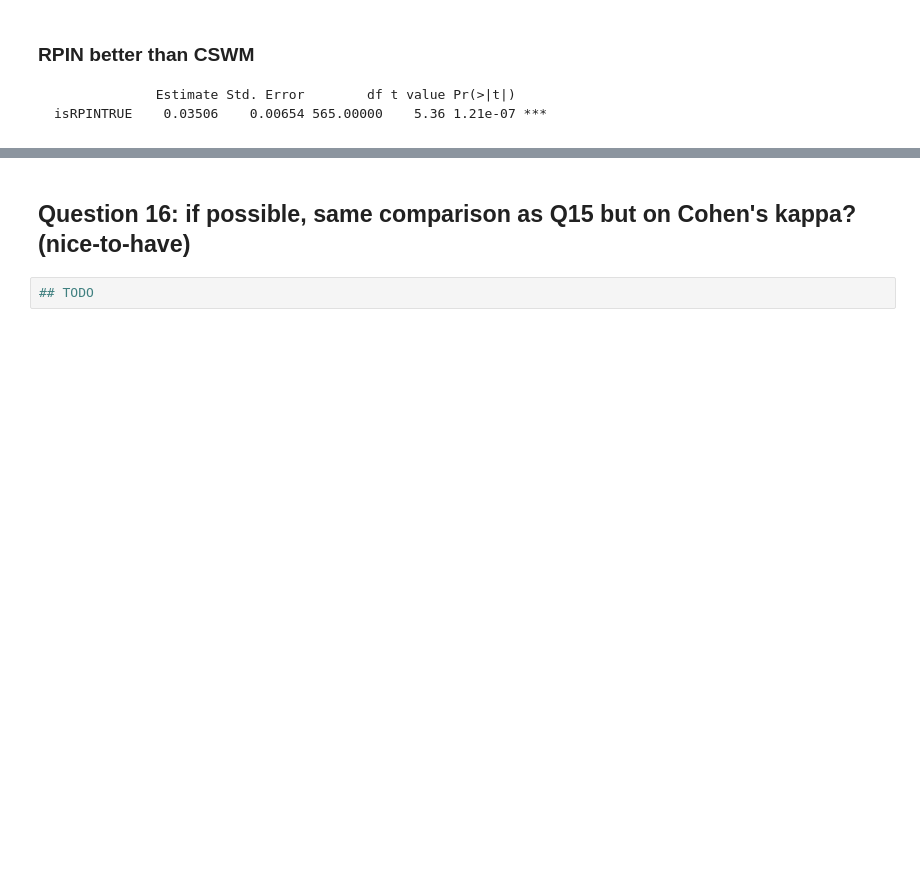
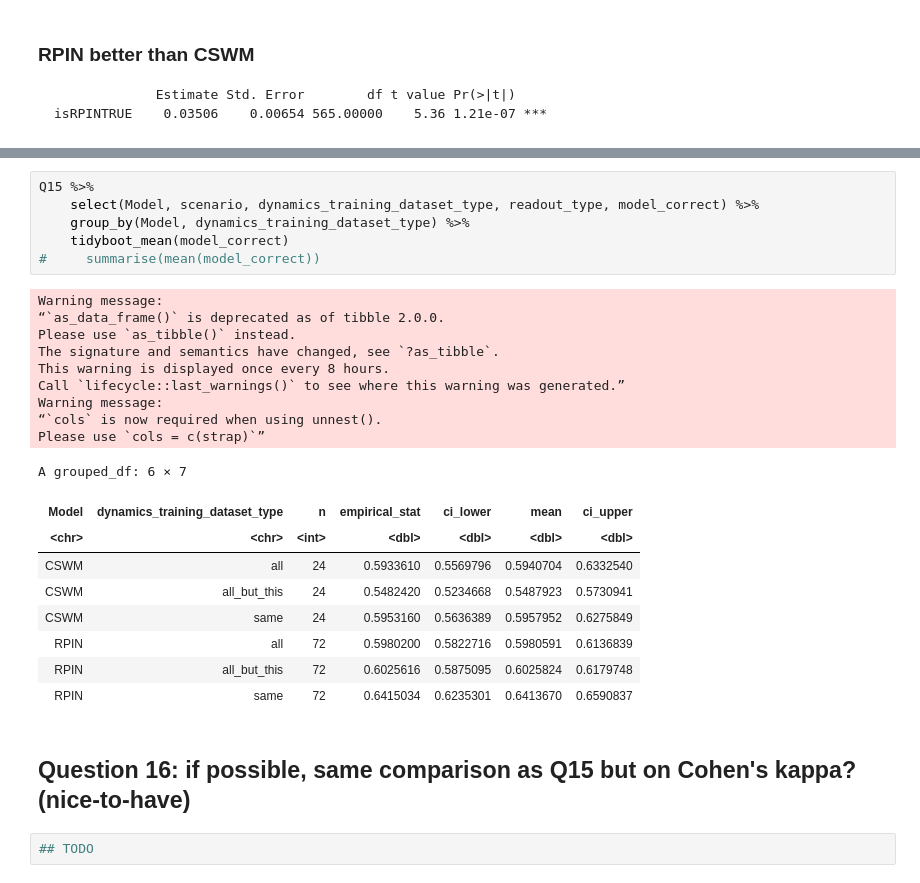
Before and after one commit to cogtoolslab/physics-benchmarking-neurips2021, a Jupyter notebook: analysis/inference_human_model_behavior.ipynb, the cells around one changed output, grey strips where cells are left out. Cells and saved outputs as stored; diff of their text form; blank space fills up the shorter version.

```diff
--- a/analysis/inference_human_model_behavior.ipynb
+++ b/analysis/inference_human_model_behavior.ipynb
@@ -893,3 +901,28 @@ A anova: 2 × 8
+# %%
+Q15 %>%
+    select(Model, scenario, dynamics_training_dataset_type, readout_type, model_correct) %>%
+    group_by(Model, dynamics_training_dataset_type) %>%
+    tidyboot_mean(model_correct)
+#     summarise(mean(model_correct))
+# %% [output]
+Warning message:
+“`as_data_frame()` is deprecated as of tibble 2.0.0.
+Please use `as_tibble()` instead.
+The signature and semantics have changed, see `?as_tibble`.
+This warning is displayed once every 8 hours.
+Call `lifecycle::last_warnings()` to see where this warning was generated.”
+Warning message:
+“`cols` is now required when using unnest().
+Please use `cols = c(strap)`”
+A grouped_df: 6 × 7
+| Model | dynamics_training_dataset_type | n | empirical_stat | ci_lower | mean | ci_upper |
+| <chr> | <chr> | <int> | <dbl> | <dbl> | <dbl> | <dbl> |
+| CSWM | all | 24 | 0.5933610 | 0.5569796 | 0.5940704 | 0.6332540 |
+| CSWM | all_but_this | 24 | 0.5482420 | 0.5234668 | 0.5487923 | 0.5730941 |
+| CSWM | same | 24 | 0.5953160 | 0.5636389 | 0.5957952 | 0.6275849 |
+| RPIN | all | 72 | 0.5980200 | 0.5822716 | 0.5980591 | 0.6136839 |
+| RPIN | all_but_this | 72 | 0.6025616 | 0.5875095 | 0.6025824 | 0.6179748 |
+| RPIN | same | 72 | 0.6415034 | 0.6235301 | 0.6413670 | 0.6590837 |
 # %% [markdown]
 ## Question 16: if possible, same comparison as Q15 but on Cohen's kappa? (nice-to-have)
 # %%
```
Also changed, not shown: parts of 36 cells of this notebook, 1 other file.
